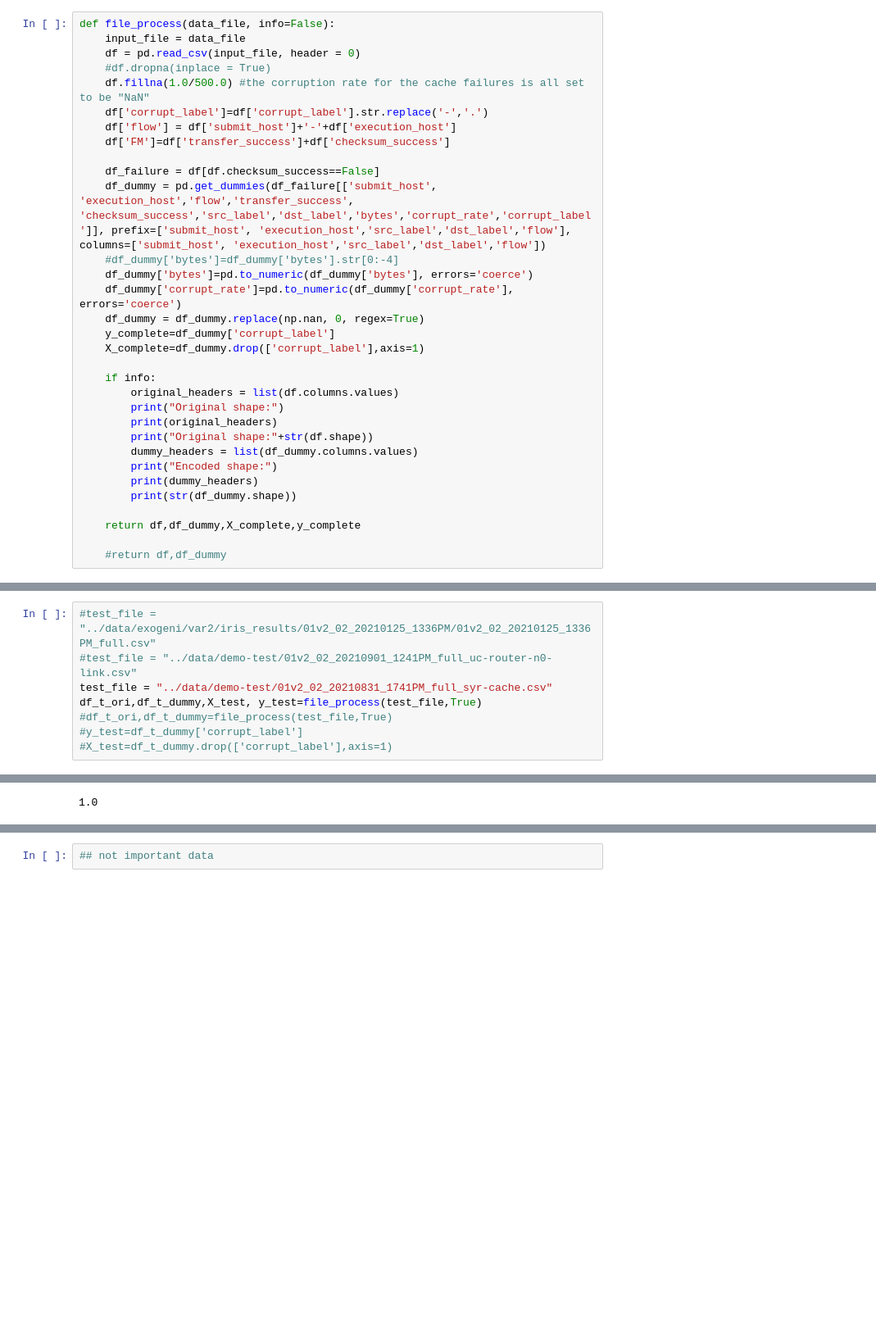
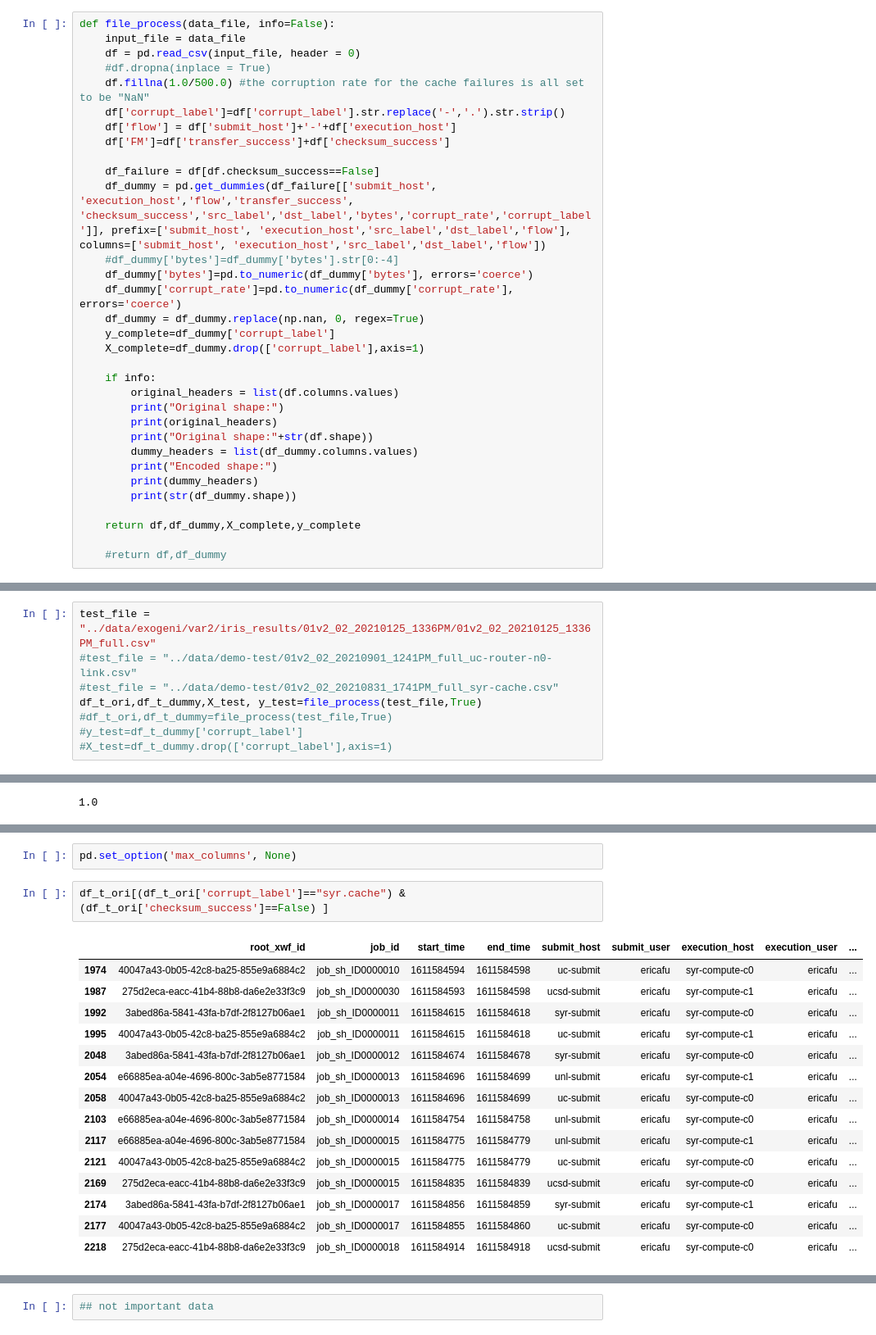
Before and after one commit to RENCI-NRIG/IRIS, a Jupyter notebook: analysis/workflow1.ipynb, the cells around one changed output, grey strips where cells are left out. Shown at 82% size. Drawn from its saved outputs; the diff is of its cells as text; blank space fills up the shorter version.

```diff
--- a/analysis/workflow1.ipynb
+++ b/analysis/workflow1.ipynb
@@ -10,7 +10,7 @@ def file_process(data_file, info=False):
     df = pd.read_csv(input_file, header = 0)
     #df.dropna(inplace = True)
     df.fillna(1.0/500.0) #the corruption rate for the cache failures is all set to be "NaN"
-    df['corrupt_label']=df['corrupt_label'].str.replace('-','.')
+    df['corrupt_label']=df['corrupt_label'].str.replace('-','.').str.strip()
     df['flow'] = df['submit_host']+'-'+df['execution_host']
     df['FM']=df['transfer_success']+df['checksum_success']
 
@@ -55,9 +55,9 @@ Encoded shape:
 ['transfer_success', 'checksum_success', 'bytes', 'corrupt_rate', 'corrupt_label', 'submit_host_syr-submit', 'submit_host_uc-submit', 'submit_host_ucsd-submit', 'submit_host_unl-submit', 'execution_ho ...
 (2915, 53)
 # %%
-#test_file = "../data/exogeni/var2/iris_results/01v2_02_20210125_1336PM/01v2_02_20210125_1336PM_full.csv"
+test_file = "../data/exogeni/var2/iris_results/01v2_02_20210125_1336PM/01v2_02_20210125_1336PM_full.csv"
 #test_file = "../data/demo-test/01v2_02_20210901_1241PM_full_uc-router-n0-link.csv"
-test_file = "../data/demo-test/01v2_02_20210831_1741PM_full_syr-cache.csv"
+#test_file = "../data/demo-test/01v2_02_20210831_1741PM_full_syr-cache.csv"
 df_t_ori,df_t_dummy,X_test, y_test=file_process(test_file,True)
 #df_t_ori,df_t_dummy=file_process(test_file,True)
 #y_test=df_t_dummy['corrupt_label']
@@ -520,0 +569,20 @@ array(['ucsd.router.n3.Link22 '], dtype=object)
+# %%
+pd.set_option('max_columns', None)
+# %%
+df_t_ori[(df_t_ori['corrupt_label']=="syr.cache") & (df_t_ori['checksum_success']==False) ]
+# %% [output]
+|  | root_xwf_id | job_id | start_time | end_time | submit_host | submit_user | execution_host | execution_user | ... |
+| 1974 | 40047a43-0b05-42c8-ba25-855e9a6884c2 | job_sh_ID0000010 | 1611584594 | 1611584598 | uc-submit | ericafu | syr-compute-c0 | ericafu | ... |
+| 1987 | 275d2eca-eacc-41b4-88b8-da6e2e33f3c9 | job_sh_ID0000030 | 1611584593 | 1611584598 | ucsd-submit | ericafu | syr-compute-c1 | ericafu | ... |
+| 1992 | 3abed86a-5841-43fa-b7df-2f8127b06ae1 | job_sh_ID0000011 | 1611584615 | 1611584618 | syr-submit | ericafu | syr-compute-c0 | ericafu | ... |
+| 1995 | 40047a43-0b05-42c8-ba25-855e9a6884c2 | job_sh_ID0000011 | 1611584615 | 1611584618 | uc-submit | ericafu | syr-compute-c1 | ericafu | ... |
+| 2048 | 3abed86a-5841-43fa-b7df-2f8127b06ae1 | job_sh_ID0000012 | 1611584674 | 1611584678 | syr-submit | ericafu | syr-compute-c0 | ericafu | ... |
+| 2054 | e66885ea-a04e-4696-800c-3ab5e8771584 | job_sh_ID0000013 | 1611584696 | 1611584699 | unl-submit | ericafu | syr-compute-c1 | ericafu | ... |
+| 2058 | 40047a43-0b05-42c8-ba25-855e9a6884c2 | job_sh_ID0000013 | 1611584696 | 1611584699 | uc-submit | ericafu | syr-compute-c0 | ericafu | ... |
+| 2103 | e66885ea-a04e-4696-800c-3ab5e8771584 | job_sh_ID0000014 | 1611584754 | 1611584758 | unl-submit | ericafu | syr-compute-c0 | ericafu | ... |
+| 2117 | e66885ea-a04e-4696-800c-3ab5e8771584 | job_sh_ID0000015 | 1611584775 | 1611584779 | unl-submit | ericafu | syr-compute-c1 | ericafu | ... |
+| 2121 | 40047a43-0b05-42c8-ba25-855e9a6884c2 | job_sh_ID0000015 | 1611584775 | 1611584779 | uc-submit | ericafu | syr-compute-c0 | ericafu | ... |
+| 2169 | 275d2eca-eacc-41b4-88b8-da6e2e33f3c9 | job_sh_ID0000015 | 1611584835 | 1611584839 | ucsd-submit | ericafu | syr-compute-c0 | ericafu | ... |
+| 2174 | 3abed86a-5841-43fa-b7df-2f8127b06ae1 | job_sh_ID0000017 | 1611584856 | 1611584859 | syr-submit | ericafu | syr-compute-c1 | ericafu | ... |
+| 2177 | 40047a43-0b05-42c8-ba25-855e9a6884c2 | job_sh_ID0000017 | 1611584855 | 1611584860 | uc-submit | ericafu | syr-compute-c0 | ericafu | ... |
+| 2218 | 275d2eca-eacc-41b4-88b8-da6e2e33f3c9 | job_sh_ID0000018 | 1611584914 | 1611584918 | ucsd-submit | ericafu | syr-compute-c0 | ericafu | ... |
```
Also changed, not shown: parts of 20 cells of this notebook, 1 other file.
